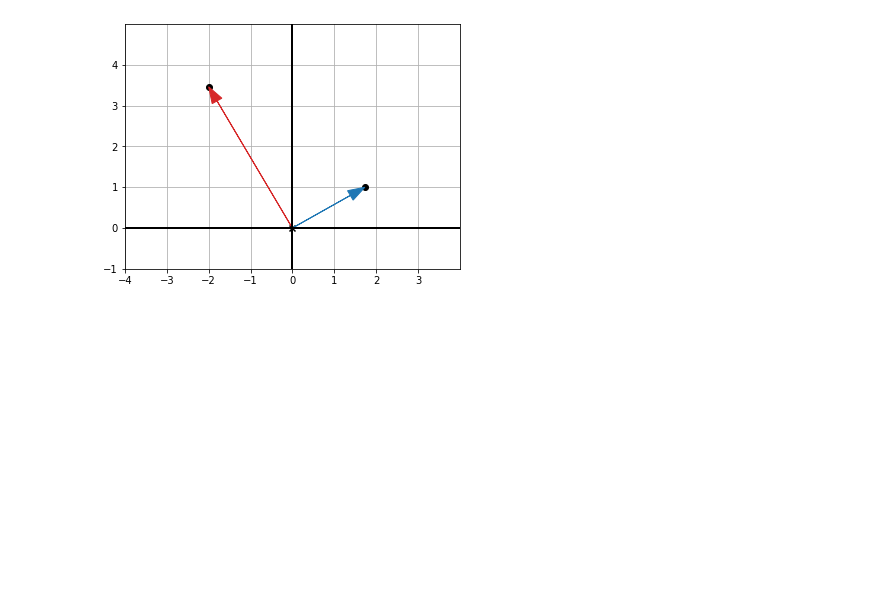
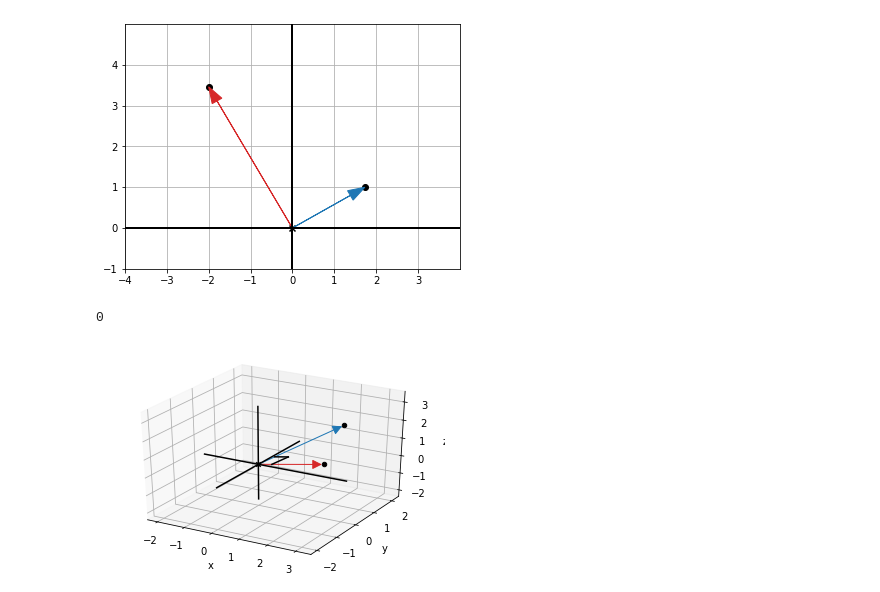
Before and after one commit to orlandpm/Math-for-Programmers, a Jupyter notebook: Chapter 03/figures/Make Figures.ipynb, the cells around one changed output. Saved outputs shown, nothing was run; the diff lists cells and outputs as text; code cells hidden in the pictures; blank space fills up the shorter version.

Commit message:
ch3 figures done

```diff
--- a/Chapter 03/figures/Make Figures.ipynb
+++ b/Chapter 03/figures/Make Figures.ipynb
@@ -699,3 +699,20 @@ draw2d(
 # %% [output]
 1.3322676295501878e-15
 [figure]
+# %%
+u = (3,0,3)
+v = (1,2,-1)
+dv = scale(0.2,v)
+du = scale(0.2,u)
+print(dot(u,v))
+draw3d(
+    Arrow3D(u,color='C0'),
+    Arrow3D(v,color='C3'),
+    Points3D(u,v,color='k'),
+    Segment3D(add(dv,du),dv,color='k'),
+    Segment3D(add(du,dv),du,color='k'),
+    save_as='3.25a.svg'
+)
+# %% [output]
+0
+[figure, added]
```
Also changed, not shown: parts of 22 cells of this notebook, 49 other files.
